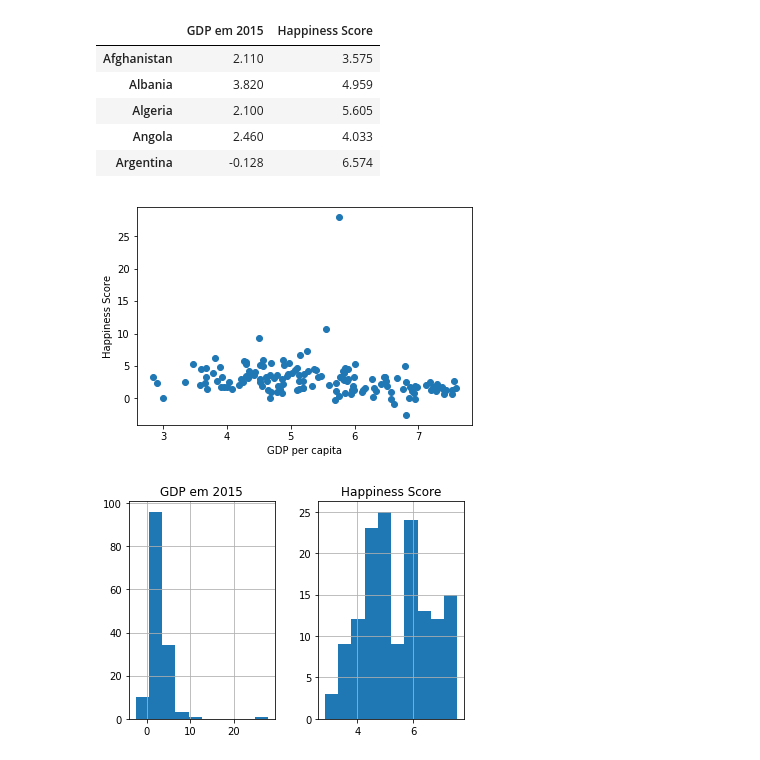
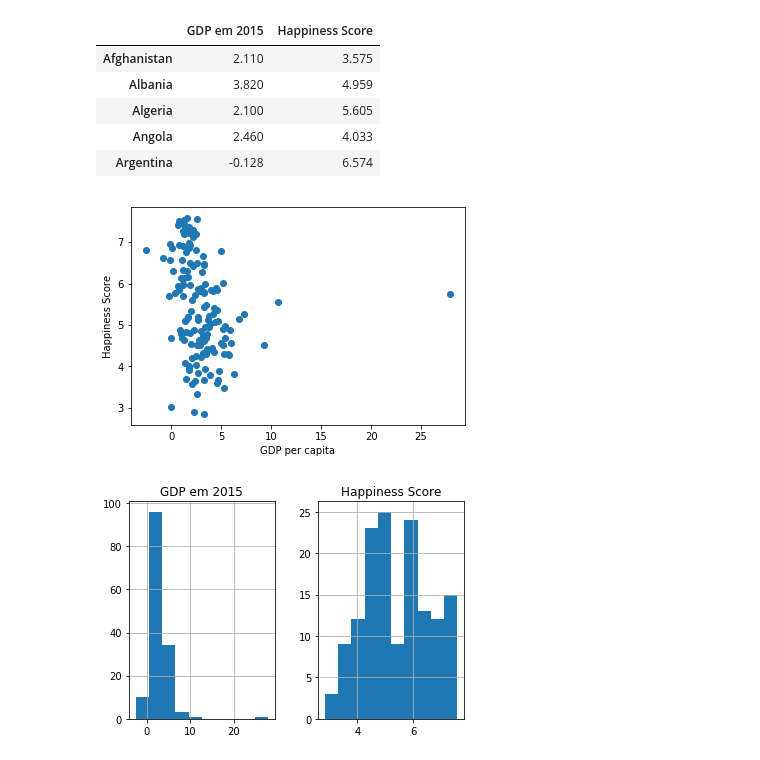
Before and after one commit to gicabral/Projeto_final_CDD, a Jupyter notebook: Projeto final Dados - leitura de dataset.ipynb, the cells around one changed output. Drawn from its saved outputs; the diff is of its cells as text; code cells hidden in the pictures.

```diff
--- a/Projeto final Dados - leitura de dataset.ipynb
+++ b/Projeto final Dados - leitura de dataset.ipynb
@@ -85,12 +85,12 @@ ter.head()
 | Argentina | -0.128 | 6.574 |
 # %%
 #Plotagem do gráfico de dispersão
-plt.scatter(ter["Happiness Score"],ter["GDP em 2015"]);
+plt.scatter(ter["GDP em 2015"],ter["Happiness Score"]);
 plt.xlabel("GDP per capita");
 plt.ylabel("Happiness Score");
 plt.show()
 # %% [output]
-[figure, old version]
+[figure, new version]
 # %%
 ter.hist();
 # %% [output]
```
Also changed, not shown: parts of 34 cells of this notebook, 3 other files.
